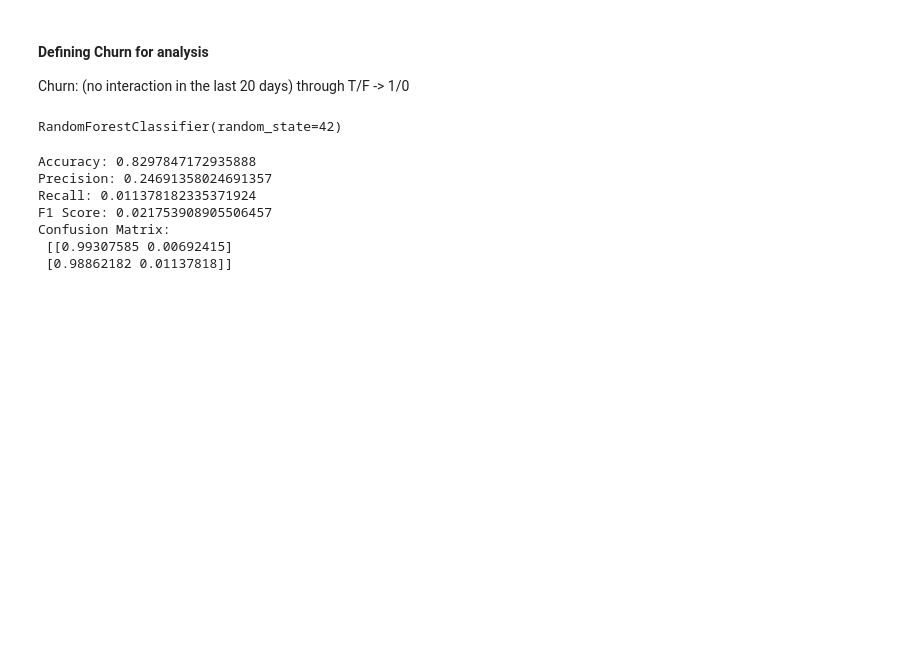
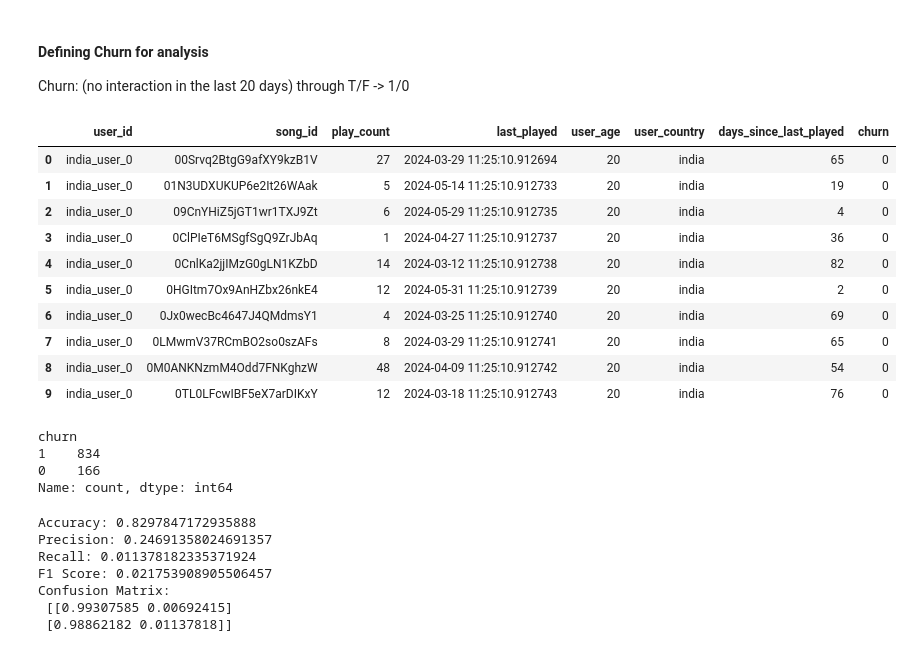
Before and after one commit to scottpitcher/spotify-user-engagement, a Jupyter notebook: customer_churn.ipynb, the cells around one changed output. Saved outputs shown, nothing was run; the diff lists cells and outputs as text; code cells hidden in the pictures; blank space fills up the shorter version.

```diff
--- a/customer_churn.ipynb
+++ b/customer_churn.ipynb
@@ -16,24 +17,52 @@ Churn: (no interaction in the last 20 days) through T/F -> 1/0
 # %%
 # load the dataset
 data = pd.read_csv('data/user/user_data.csv')
 
-# convert 'last_played' to datetime
+# convert 'last_played' to datetime and create days since last played
 data['last_played'] = pd.to_datetime(data['last_played'])
+data['days_since_last_played'] = (pd.to_datetime('now') - data['last_played']).dt.days
 
 # determine churn, per user NOT per row
-user_last_played = data.groupby('user_id')['last_played'].max().reset_index() # Create a df showing closest streaming date per user
-user_last_played['churn'] = (pd.to_datetime('now') - user_last_played['last_played']).dt.days > 20 # Define churn
+user_last_played = data.groupby('user_id')['days_since_last_played'].max().reset_index() # Create a df showing closest streaming date per user
+user_last_played['churn'] = user_last_played['days_since_last_played'] > 20 # Define churn
 
 # Add randomness to the churn, adding variability to mimic reality
 np.random.seed(42)  # reproducibility
 flip_prob = 0.15  # Probability churn changing
 random_flips = np.random.rand(len(user_last_played)) < flip_prob
 user_last_played['churn'] = user_last_played['churn'] ^ random_flips
 
 # merge the churn information back into the original dataset
 data = data.merge(user_last_played[['user_id', 'churn']], on='user_id', how='left')
 
 # convert churn from T/F to 1/0
 data['churn'] = data['churn'].astype(int)
+
+data.head(10)
+# %% [output]
+|  | user_id | song_id | play_count | last_played | user_age | user_country | days_since_last_played | churn |
+| 0 | india_user_0 | 00Srvq2BtgG9afXY9kzB1V | 27 | 2024-03-29 11:25:10.912694 | 20 | india | 65 | 0 |
+| 1 | india_user_0 | 01N3UDXUKUP6e2It26WAak | 5 | 2024-05-14 11:25:10.912733 | 20 | india | 19 | 0 |
+| 2 | india_user_0 | 09CnYHiZ5jGT1wr1TXJ9Zt | 6 | 2024-05-29 11:25:10.912735 | 20 | india | 4 | 0 |
+| 3 | india_user_0 | 0ClPIeT6MSgfSgQ9ZrJbAq | 1 | 2024-04-27 11:25:10.912737 | 20 | india | 36 | 0 |
+| 4 | india_user_0 | 0CnlKa2jjIMzG0gLN1KZbD | 14 | 2024-03-12 11:25:10.912738 | 20 | india | 82 | 0 |
+| 5 | india_user_0 | 0HGItm7Ox9AnHZbx26nkE4 | 12 | 2024-05-31 11:25:10.912739 | 20 | india | 2 | 0 |
+| 6 | india_user_0 | 0Jx0wecBc4647J4QMdmsY1 | 4 | 2024-03-25 11:25:10.912740 | 20 | india | 69 | 0 |
+| 7 | india_user_0 | 0LMwmV37RCmBO2so0szAFs | 8 | 2024-03-29 11:25:10.912741 | 20 | india | 65 | 0 |
+| 8 | india_user_0 | 0M0ANKNzmM4Odd7FNKghzW | 48 | 2024-04-09 11:25:10.912742 | 20 | india | 54 | 0 |
+| 9 | india_user_0 | 0TL0LFcwIBF5eX7arDIKxY | 12 | 2024-03-18 11:25:10.912743 | 20 | india | 76 | 0 |
+# %%
+# Group by 'user_id' and take the maximum 'churn' value per user
+user_churn = data.groupby('user_id')['churn'].max().reset_index()
+
+# Count the number of users with churn = 0 and churn = 1
+churn_counts = user_churn['churn'].value_counts()
+
+print(churn_counts)
+# %% [output]
+churn
+1    834
+0    166
+Name: count, dtype: int64
 # %%
 # Define features and target
@@ -45,9 +74,3 @@ y = data[target]
 # %%
 # Split the data
 X_train, X_test, y_train, y_test = train_test_split(X, y, test_size=0.2, random_state=42)
-# %%
-# Train the model
-model = RandomForestClassifier(n_estimators=100, random_state=42)
-model.fit(X_train, y_train)
-# %% [output]
-RandomForestClassifier(random_state=42)
```
Also changed, not shown: parts of 4 cells of this notebook, 2 other files.
